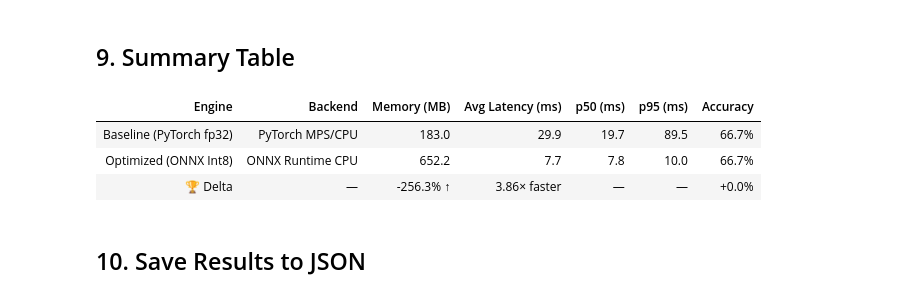
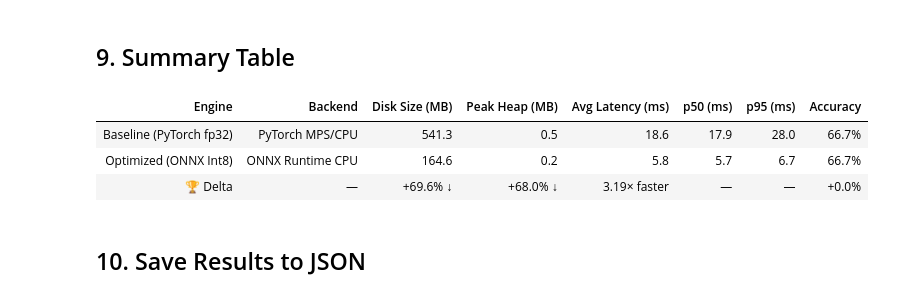
Before and after one commit to RamuNalla/rag-guard-NLI, a Jupyter notebook: src/nli_engine_comparison.ipynb, the cells around one changed output. Cells and saved outputs as stored; diff of their text form; code cells hidden in the pictures.

```diff
--- a/src/nli_engine_comparison.ipynb
+++ b/src/nli_engine_comparison.ipynb
@@ -92,22 +92,21 @@ Test set: 9 pairs  (3 Entailment, 3 Contradiction, 3 Neutral)
 
 Measures **load-time memory**, **per-inference latency**, and collects **predictions** for accuracy scoring.
 # %%
-def get_rss_mb():
-    """Current process RSS in MB."""
-    return psutil.Process(os.getpid()).memory_info().rss / (1024 ** 2)
-
 def benchmark_engine(engine_class, init_kwargs, test_pairs, n_warmup=2, n_timing=5):
     """
     Returns a dict with:
-      load_mem_mb   – RSS delta when the model was loaded
+      peak_heap_mb  – peak heap allocated while loading the model (tracemalloc)
+                      This is accurate regardless of shared-process state, unlike
+                      RSS delta which is inflated by already-loaded runtimes.
       latencies_ms  – list of per-call latencies (ms) over all pairs × n_timing
       predictions   – list of (predicted_label, confidence) per test pair
     """
-    # ── Load model & measure memory ──────────────────────────────────────────
-    mem_before = get_rss_mb()
+    # ── Load model & measure peak heap via tracemalloc ───────────────────────
+    tracemalloc.start()
     engine = engine_class(**init_kwargs)
-    mem_after = get_rss_mb()
-    load_mem_mb = mem_after - mem_before
+    _, peak = tracemalloc.get_traced_memory()   # (current, peak) in bytes
+    tracemalloc.stop()
+    peak_heap_mb = peak / (1024 ** 2)
 
     pairs = [(p, h) for p, h, _ in test_pairs]
 
@@ -127,10 +126,10 @@ def benchmark_engine(engine_class, init_kwargs, test_pairs, n_warmup=2, n_timing
     predictions = [engine.check_entailment(p, h) for p, h in pairs]
 
     return {
-        "engine":       engine,
-        "load_mem_mb":  load_mem_mb,
-        "latencies_ms": latencies_ms,
-        "predictions":  predictions,
+        "engine":        engine,
+        "peak_heap_mb":  peak_heap_mb,
+        "latencies_ms":  latencies_ms,
+        "predictions":   predictions,
     }
 
 print("Benchmark helper ready.")
@@ -294,45 +330,49 @@ Plot saved → nli_comparison.png
 # %% [markdown]
 ## 9. Summary Table
 # %%
-speedup = b_avg / o_avg if o_avg else float("inf")
-mem_reduction = (1 - optimized_results["load_mem_mb"] / baseline_results["load_mem_mb"]) * 100 if baseline_results["load_mem_mb"] else 0
+speedup            = b_avg / o_avg if o_avg else float("inf")
+disk_reduction_pct = (1 - optimized_disk_mb / baseline_disk_mb) * 100 if baseline_disk_mb else 0
+heap_reduction_pct = (1 - optimized_results["peak_heap_mb"] / baseline_results["peak_heap_mb"]) * 100 if baseline_results["peak_heap_mb"] else 0
 
 summary = pd.DataFrame([
     {
         "Engine":           "Baseline (PyTorch fp32)",
         "Backend":          "PyTorch MPS/CPU",
-        "Memory (MB)": f"{baseline_results['load_mem_mb']:.1f}",
+        "Disk Size (MB)":   f"{baseline_disk_mb:.1f}",
+        "Peak Heap (MB)":   f"{baseline_results['peak_heap_mb']:.1f}",
         "Avg Latency (ms)": f"{b_avg:.1f}",
         "p50 (ms)":         f"{b_p50:.1f}",
         "p95 (ms)":         f"{b_p95:.1f}",
         "Accuracy":         f"{baseline_acc:.1%}",
     },
     {
         "Engine":           "Optimized (ONNX Int8)",
         "Backend":          "ONNX Runtime CPU",
-        "Memory (MB)": f"{optimized_results['load_mem_mb']:.1f}",
+        "Disk Size (MB)":   f"{optimized_disk_mb:.1f}",
+        "Peak Heap (MB)":   f"{optimized_results['peak_heap_mb']:.1f}",
         "Avg Latency (ms)": f"{o_avg:.1f}",
         "p50 (ms)":         f"{o_p50:.1f}",
         "p95 (ms)":         f"{o_p95:.1f}",
         "Accuracy":         f"{optimized_acc:.1%}",
     },
     {
         "Engine":           "🏆  Delta",
         "Backend":          "—",
-        "Memory (MB)": f"{mem_reduction:+.1f}% {'↓' if mem_reduction > 0 else '↑'}",
+        "Disk Size (MB)":   f"{disk_reduction_pct:+.1f}% {'↓' if disk_reduction_pct > 0 else '↑'}",
+        "Peak Heap (MB)":   f"{heap_reduction_pct:+.1f}% {'↓' if heap_reduction_pct > 0 else '↑'}",
         "Avg Latency (ms)": f"{speedup:.2f}× {'faster' if speedup > 1 else 'slower'}",
         "p50 (ms)":         "—",
         "p95 (ms)":         "—",
         "Accuracy":         f"{(optimized_acc - baseline_acc):+.1%}",
     },
 ])
 
 display(HTML(summary.to_html(escape=False, index=False)))
 # %% [output]
-| Engine | Backend | Memory (MB) | Avg Latency (ms) | p50 (ms) | p95 (ms) | Accuracy |
-| Baseline (PyTorch fp32) | PyTorch MPS/CPU | 183.0 | 29.9 | 19.7 | 89.5 | 66.7% |
-| Optimized (ONNX Int8) | ONNX Runtime CPU | 652.2 | 7.7 | 7.8 | 10.0 | 66.7% |
-| 🏆 Delta | — | -256.3% ↑ | 3.86× faster | — | — | +0.0% |
+| Engine | Backend | Disk Size (MB) | Peak Heap (MB) | Avg Latency (ms) | p50 (ms) | p95 (ms) | Accuracy |
+| Baseline (PyTorch fp32) | PyTorch MPS/CPU | 541.3 | 0.5 | 18.6 | 17.9 | 28.0 | 66.7% |
+| Optimized (ONNX Int8) | ONNX Runtime CPU | 164.6 | 0.2 | 5.8 | 5.7 | 6.7 | 66.7% |
+| 🏆 Delta | — | +69.6% ↓ | +68.0% ↓ | 3.19× faster | — | — | +0.0% |
 # %% [markdown]
 ## 10. Save Results to JSON
 # %%
```
Also changed, not shown: parts of 5 cells of this notebook, 2 other files.
